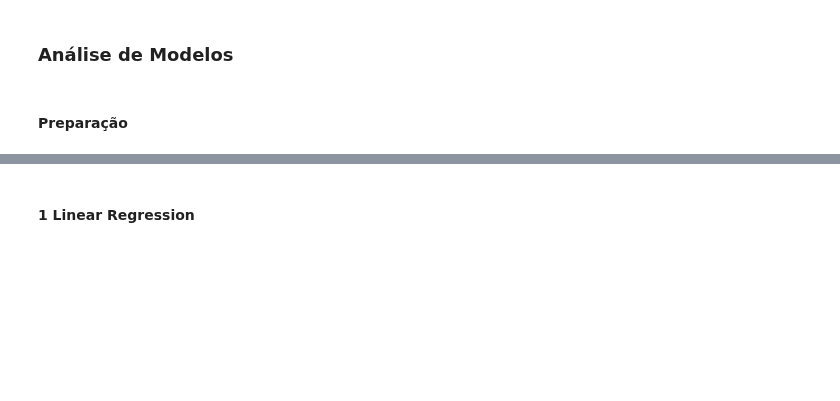
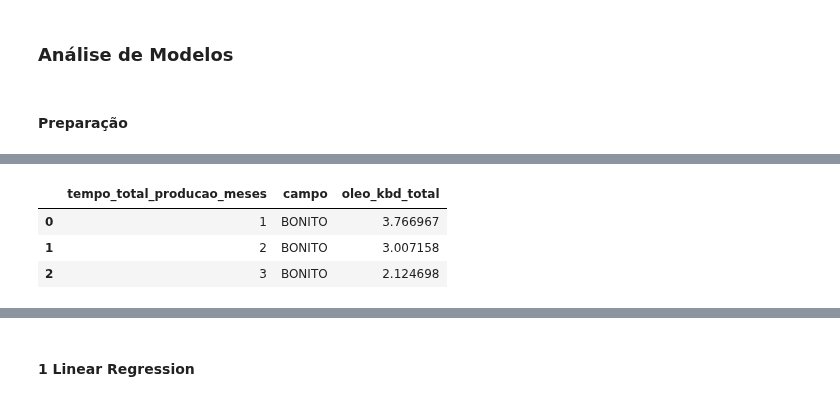
Before and after one commit to brainopensource/datascience-mvp, a Jupyter notebook: MVP_Machine_Learning_&_Analytics.ipynb, the cells around one changed output, grey strips where cells are left out. Cells and saved outputs as stored; diff of their text form; code cells hidden in the pictures; blank space fills up the shorter version.

```diff
--- a/MVP_Machine_Learning_&_Analytics.ipynb
+++ b/MVP_Machine_Learning_&_Analytics.ipynb
@@ -438,0 +306,33 @@ Dimensões do conjunto de teste: (3932, 3)
+# %%
+# Passo 1: Gerar a sequência completa de meses para cada campo (de 1 até o máximo)
+df_complete = []
+
+for campo in df_fields['campo'].unique():
+    df_campo = df_fields[df_fields['campo'] == campo]
+
+    # Gerar todos os meses do 1 até o máximo de 'tempo_total_producao_meses'
+    meses_completos = pd.DataFrame({'tempo_total_producao_meses': np.arange(1, df_campo['tempo_total_producao_meses'].max() + 1)})
+
+    # Passo 2: Mesclar com o df original para garantir que todos os meses estão presentes
+    df_campo_completo = pd.merge(meses_completos, df_campo[['campo', 'tempo_total_producao_meses', 'oleo_kbd_total']],
+                                  how='left', on='tempo_total_producao_meses')
+
+    # Passo 3: Preencher valores ausentes com zero
+    df_campo_completo['oleo_kbd_total'] = df_campo_completo['oleo_kbd_total'].fillna(0)
+
+    # Adicionar o campo identificador para manter a informação do campo
+    df_campo_completo['campo'] = campo
+
+    # Adicionar à lista completa
+    df_complete.append(df_campo_completo)
+
+# Concatenar os DataFrames de todos os campos
+df_fields = pd.concat(df_complete, ignore_index=True)
+
+# Exibir as primeiras linhas do DataFrame completo
+display(df_fields.head(3))
+# %% [output]
+|  | tempo_total_producao_meses | campo | oleo_kbd_total |
+| 0 | 1 | BONITO | 3.766967 |
+| 1 | 2 | BONITO | 3.007158 |
+| 2 | 3 | BONITO | 2.124698 |
```
Also changed, not shown: parts of 39 cells of this notebook.
